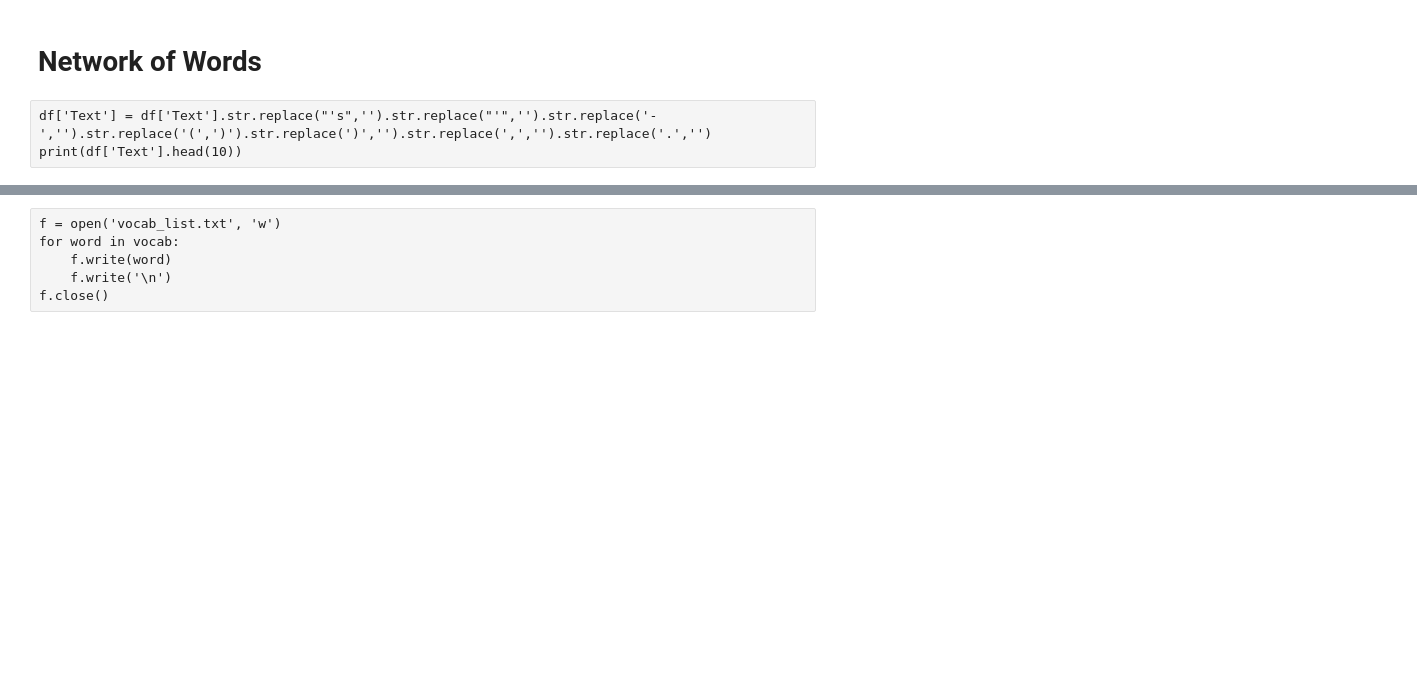
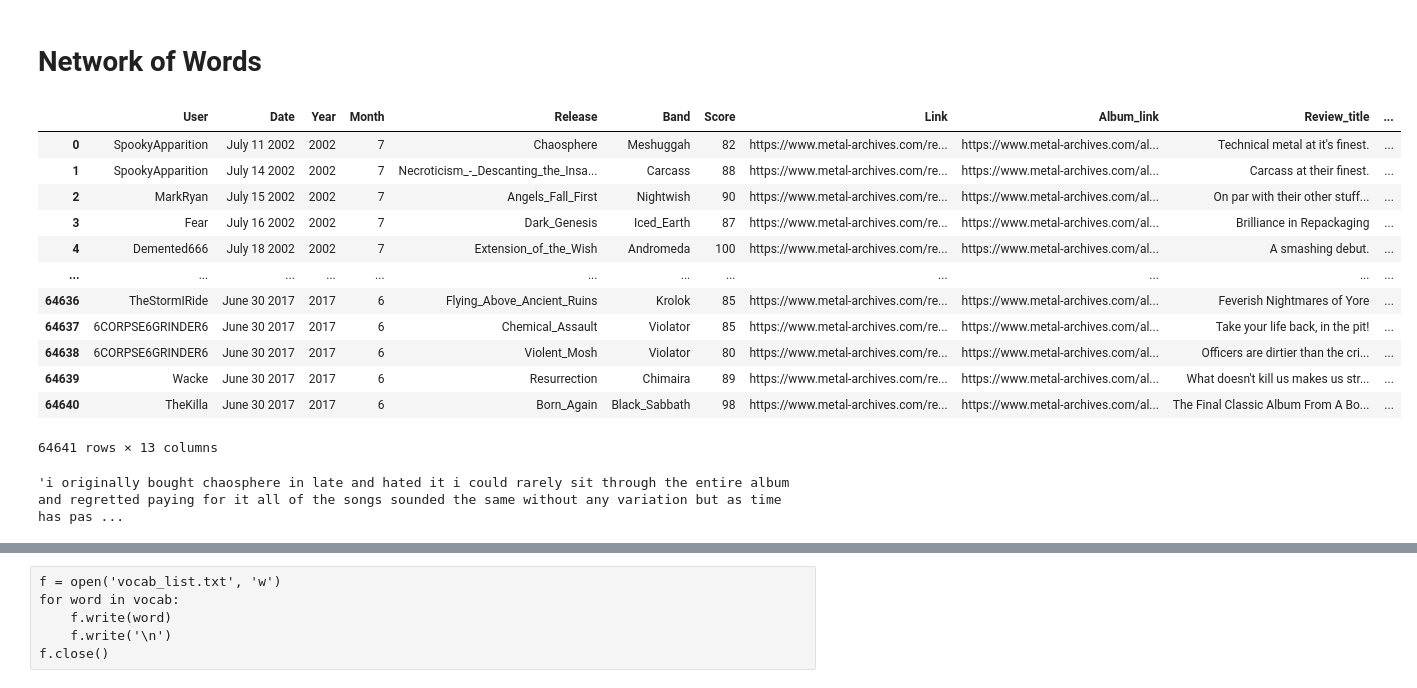
Before and after one commit to jzh001/Social-Network-Structure-in-Common-Interest-Communities, a Jupyter notebook: Network of Words.ipynb, the cells around one changed output, grey strips where cells are left out. Drawn from its saved outputs; the diff is of its cells as text; code cells hidden in the pictures; blank space fills up the shorter version.

```diff
--- a/Network of Words.ipynb
+++ b/Network of Words.ipynb
@@ -19,7 +27,25 @@ import math
 # %%
 df = pd.read_csv('reviews_full_v5.csv')
+df = df[df['Score'] >= 75]
 plt.rcParams["figure.figsize"] = (10,7) #defining size of plots
 sp = spacy.load('en_core_web_sm')
+df.reset_index(drop=True, inplace=True)
+df
+# %% [output]
+|  | User | Date | Year | Month | Release | Band | Score | Link | Album_link | Review_title | ... |
+| 0 | SpookyApparition | July 11 2002 | 2002 | 7 | Chaosphere | Meshuggah | 82 | https://www.metal-archives.com/re... | https://www.metal-archives.com/al... | Technical metal at it's finest. | ... |
+| 1 | SpookyApparition | July 14 2002 | 2002 | 7 | Necroticism_-_Descanting_the_Insa... | Carcass | 88 | https://www.metal-archives.com/re... | https://www.metal-archives.com/al... | Carcass at their finest. | ... |
+| 2 | MarkRyan | July 15 2002 | 2002 | 7 | Angels_Fall_First | Nightwish | 90 | https://www.metal-archives.com/re... | https://www.metal-archives.com/al... | On par with their other stuff... | ... |
+| 3 | Fear | July 16 2002 | 2002 | 7 | Dark_Genesis | Iced_Earth | 87 | https://www.metal-archives.com/re... | https://www.metal-archives.com/al... | Brilliance in Repackaging | ... |
+| 4 | Demented666 | July 18 2002 | 2002 | 7 | Extension_of_the_Wish | Andromeda | 100 | https://www.metal-archives.com/re... | https://www.metal-archives.com/al... | A smashing debut. | ... |
+| ... | ... | ... | ... | ... | ... | ... | ... | ... | ... | ... | ... |
+| 64636 | TheStormIRide | June 30 2017 | 2017 | 6 | Flying_Above_Ancient_Ruins | Krolok | 85 | https://www.metal-archives.com/re... | https://www.metal-archives.com/al... | Feverish Nightmares of Yore | ... |
+| 64637 | 6CORPSE6GRINDER6 | June 30 2017 | 2017 | 6 | Chemical_Assault | Violator | 85 | https://www.metal-archives.com/re... | https://www.metal-archives.com/al... | Take your life back, in the pit! | ... |
+| 64638 | 6CORPSE6GRINDER6 | June 30 2017 | 2017 | 6 | Violent_Mosh | Violator | 80 | https://www.metal-archives.com/re... | https://www.metal-archives.com/al... | Officers are dirtier than the cri... | ... |
+| 64639 | Wacke | June 30 2017 | 2017 | 6 | Resurrection | Chimaira | 89 | https://www.metal-archives.com/re... | https://www.metal-archives.com/al... | What doesn't kill us makes us str... | ... |
+| 64640 | TheKilla | June 30 2017 | 2017 | 6 | Born_Again | Black_Sabbath | 98 | https://www.metal-archives.com/re... | https://www.metal-archives.com/al... | The Final Classic Album From A Bo... | ... |
+64641 rows × 13 columns
-# %% [raw]
-df['Text'] = df['Text'].str.replace("'s",'').str.replace("'",'').str.replace('-','').str.replace('(',')').str.replace(')','').str.replace(',','').str.replace('.','')
-print(df['Text'].head(10))
+# %%
+preprocess_text(df['Text'][0])
+# %% [output]
+'i originally bought chaosphere in late and hated it i could rarely sit through the entire album and regretted paying for it all of the songs sounded the same without any variation but as time has pas ...
```
Also changed, not shown: parts of 31 cells of this notebook, 9 other files.
